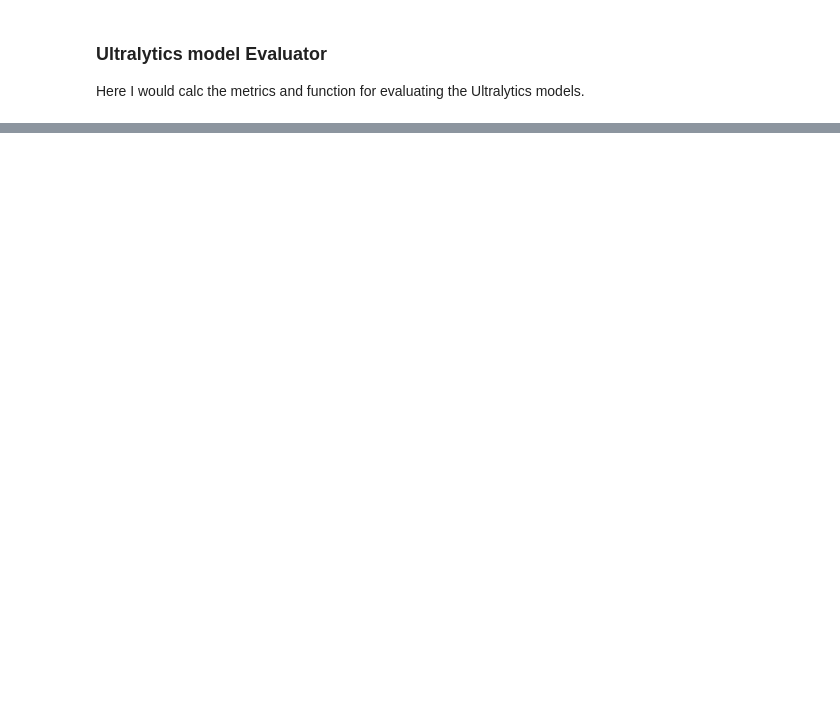
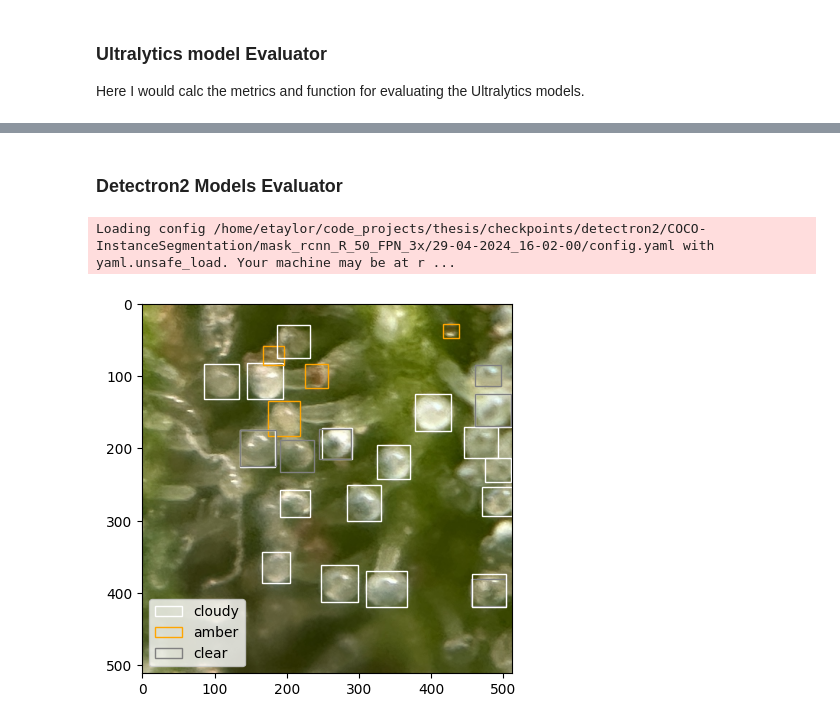
Before and after one commit to elorberb/thesis, a Jupyter notebook: src/segmentation/evaluation/evaluator.ipynb, the cells around one changed output, grey strips where cells are left out. Cells and saved outputs as stored; diff of their text form; code cells hidden in the pictures; blank space fills up the shorter version.

```diff
--- a/src/segmentation/evaluation/evaluator.ipynb
+++ b/src/segmentation/evaluation/evaluator.ipynb
@@ -227,0 +98,25 @@ confusion_matrix: [[ 5  0  1]
+# %%
+# Example data
+gt_boxes = [
+    {'bbox': [100, 100, 150, 150], 'class_id': 0},  # Clear
+    {'bbox': [200, 200, 250, 250], 'class_id': 1},  # Cloudy
+    {'bbox': [300, 300, 350, 350], 'class_id': 2},  # Amber
+    {'bbox': [400, 400, 450, 450], 'class_id': 0},  # Clear
+    {'bbox': [500, 500, 550, 550], 'class_id': 1}   # Cloudy
+]
+
+pred_boxes = [
+    {'bbox': [105, 105, 155, 155], 'class_id': 0, 'score': 0.9},  # Clear
+    {'bbox': [205, 205, 255, 255], 'class_id': 1, 'score': 0.85},  # Cloudy
+    {'bbox': [400, 400, 450, 450], 'class_id': 2, 'score': 0.8},   # Amber
+    {'bbox': [405, 405, 455, 455], 'class_id': 0, 'score': 0.7},   # Clear
+    {'bbox': [100, 100, 150, 150], 'class_id': 1, 'score': 0.75}   # Cloudy
+]
+
+# Evaluate
+results = evaluator.evaluate(gt_boxes, pred_boxes, iou_thresh=0.5)
+
+# Output
+print("Metrics:", results["metrics"])
+print("Confusion Matrix:\n", results["confusion_matrix"])
+print(f"Normalized Confusion Matrix:\n{results['normalized_confusion_matrix']}")
@@ -227,0 +141,2 @@ confusion_matrix: [[ 5  0  1]
+# %% [markdown]
+### Detectron2 Models Evaluator
@@ -227,0 +212,28 @@ confusion_matrix: [[ 5  0  1]
+# %%
+image_path = "/home/etaylor/images/processed_images/cannabis_patches/week9_15_06_2023/3x_regular/IMG_2157/IMG_2157_p4.png"
+coco_annotations_file = "/home/etaylor/code_projects/thesis/segments/etaylor_cannabis_patches_train_26-04-2024_15-44-44/annotations/export_coco-instance_etaylor_cannabis_patches_train_26-04-2024_15-44-44_v0.1.json"
+img_size = 512
+# %%
+from detectron2.engine import DefaultPredictor
+from detectron2.config import get_cfg
+
+cfg = get_cfg()
+# load config
+cfg.merge_from_file(detectron2_model_config['yaml_file'])
+
+# load checkpoint
+cfg.MODEL.WEIGHTS = detectron2_model_config['checkpoint']
+cfg.MODEL.ROI_HEADS.SCORE_THRESH_TEST = 0.5
+
+# define predictor
+predictor = DefaultPredictor(cfg)
+# %% [output]
+Loading config /home/etaylor/code_projects/thesis/checkpoints/detectron2/COCO-InstanceSegmentation/mask_rcnn_R_50_FPN_3x/29-04-2024_16-02-00/config.yaml with yaml.unsafe_load. Your machine may be at r ...
+# %%
+det_evaluator = Detectron2Evaluator(num_classes=3, coco_annotations_file_path=coco_annotations_file)
+# %%
+dt_gt_boxes = det_evaluator.parse_annotations(file_path="IMG_2157_p4.png")
+# %%
+det_evaluator.plot_boxes(image_path, dt_gt_boxes, is_ground_truth=False)
+# %% [output]
+[figure, added]
```
Also changed, not shown: parts of 31 cells of this notebook, 5 other files.
